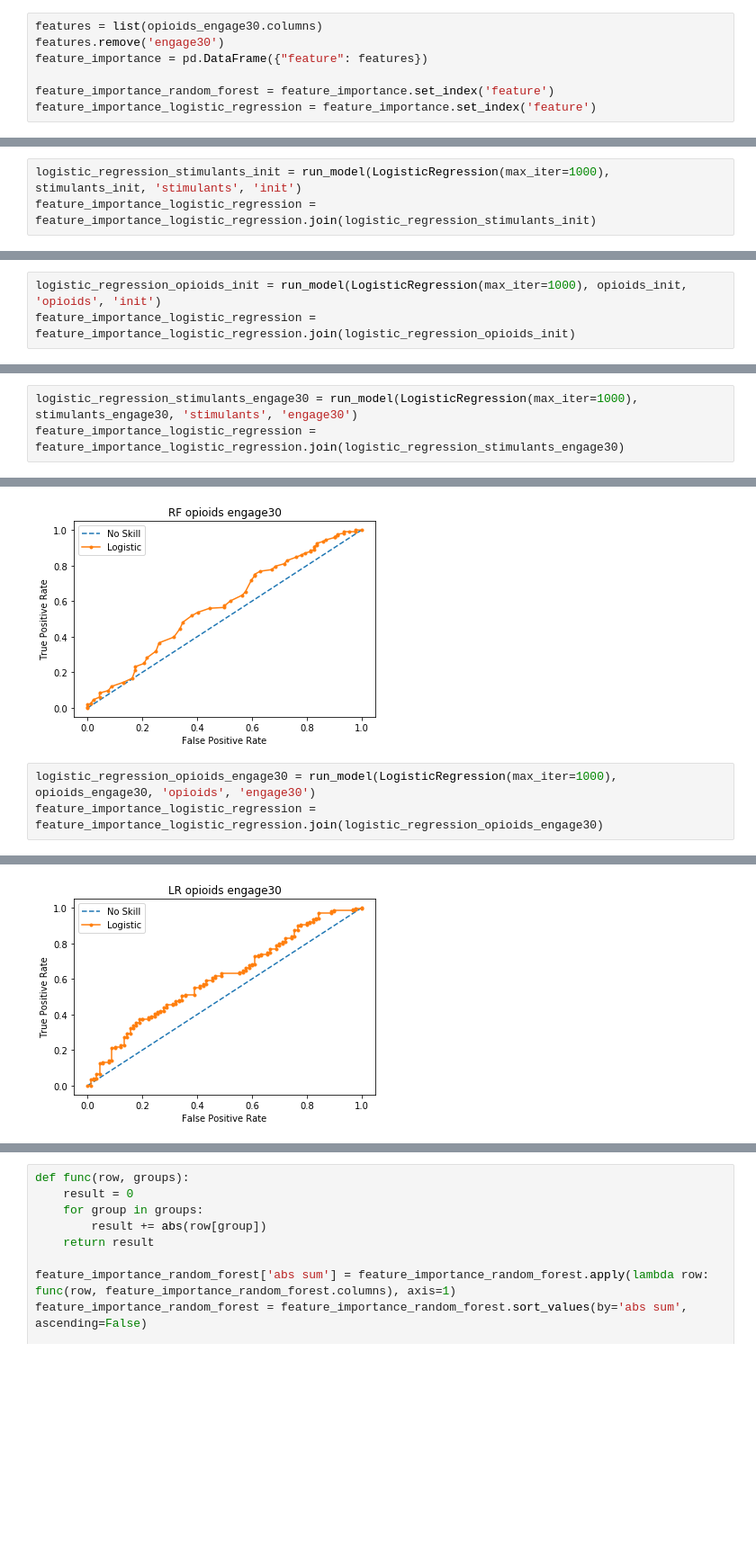
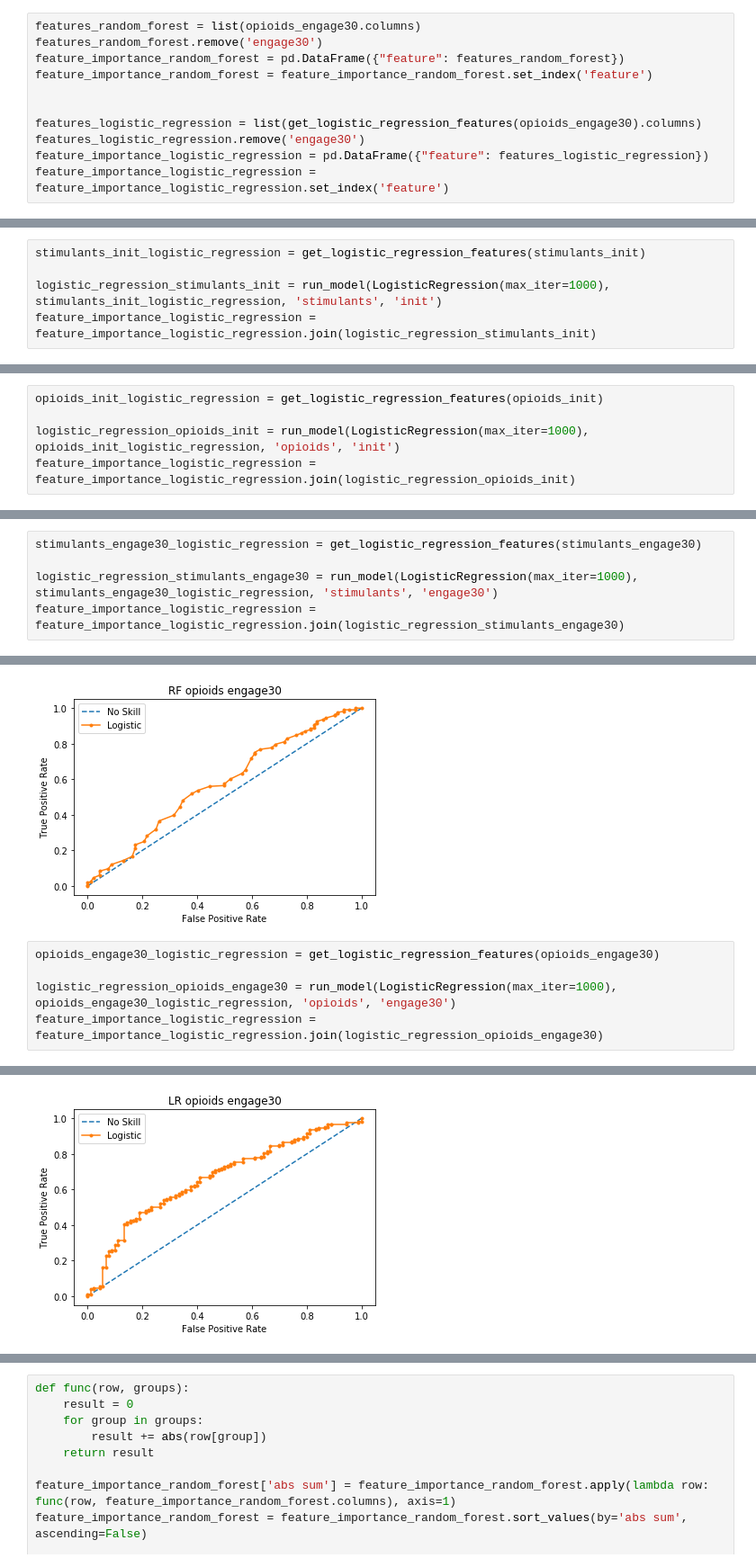
Before and after one commit to prathikr/Jordan-Prep, a Jupyter notebook: Jordan-Prep/mvp.ipynb, the cells around one changed output, grey strips where cells are left out. Shown at 90% size. Saved outputs shown, nothing was run; the diff lists cells and outputs as text; blank space fills up the shorter version.

```diff
--- a/Jordan-Prep/mvp.ipynb
+++ b/Jordan-Prep/mvp.ipynb
@@ -132,12 +152,16 @@ opioids_init = opioids.drop(columns=['engage30'])
 stimulants_engage30 = stimulants.drop(columns=['init'])
 stimulants_init = stimulants.drop(columns=['engage30'])
 # %%
-features = list(opioids_engage30.columns)
-features.remove('engage30')
-feature_importance = pd.DataFrame({"feature": features})
+features_random_forest = list(opioids_engage30.columns)
+features_random_forest.remove('engage30')
+feature_importance_random_forest = pd.DataFrame({"feature": features_random_forest})
+feature_importance_random_forest = feature_importance_random_forest.set_index('feature')
 
-feature_importance_random_forest = feature_importance.set_index('feature')
-feature_importance_logistic_regression = feature_importance.set_index('feature')
+
+features_logistic_regression = list(get_logistic_regression_features(opioids_engage30).columns)
+features_logistic_regression.remove('engage30')
+feature_importance_logistic_regression = pd.DataFrame({"feature": features_logistic_regression})
+feature_importance_logistic_regression = feature_importance_logistic_regression.set_index('feature')
 # %%
 random_forest_stimulants_init = run_model(RandomForestClassifier(), stimulants_init, 'stimulants', 'init')
 feature_importance_random_forest = feature_importance_random_forest.join(random_forest_stimulants_init)
@@ -150,6 +174,8 @@ Recall: 0.9947839046199702
 AUC: 0.698
 [figure]
 # %%
-logistic_regression_stimulants_init = run_model(LogisticRegression(max_iter=1000), stimulants_init, 'stimulants', 'init')
+stimulants_init_logistic_regression = get_logistic_regression_features(stimulants_init)
+
+logistic_regression_stimulants_init = run_model(LogisticRegression(max_iter=1000), stimulants_init_logistic_regression, 'stimulants', 'init')
 feature_importance_logistic_regression = feature_importance_logistic_regression.join(logistic_regression_stimulants_init)
 # %% [output]
@@ -172,6 +198,8 @@ Recall: 1.0
 AUC: 0.610
 [figure]
 # %%
-logistic_regression_opioids_init = run_model(LogisticRegression(max_iter=1000), opioids_init, 'opioids', 'init')
+opioids_init_logistic_regression = get_logistic_regression_features(opioids_init)
+
+logistic_regression_opioids_init = run_model(LogisticRegression(max_iter=1000), opioids_init_logistic_regression, 'opioids', 'init')
 feature_importance_logistic_regression = feature_importance_logistic_regression.join(logistic_regression_opioids_init)
 # %% [output]
@@ -194,6 +222,8 @@ Recall: 0.8625393494228751
 AUC: 0.621
 [figure]
 # %%
-logistic_regression_stimulants_engage30 = run_model(LogisticRegression(max_iter=1000), stimulants_engage30, 'stimulants', 'engage30')
+stimulants_engage30_logistic_regression = get_logistic_regression_features(stimulants_engage30)
+
+logistic_regression_stimulants_engage30 = run_model(LogisticRegression(max_iter=1000), stimulants_engage30_logistic_regression, 'stimulants', 'engage30')
 feature_importance_logistic_regression = feature_importance_logistic_regression.join(logistic_regression_stimulants_engage30)
 # %% [output]
@@ -216,6 +246,8 @@ Recall: 0.9074074074074074
 AUC: 0.575
 [figure]
 # %%
-logistic_regression_opioids_engage30 = run_model(LogisticRegression(max_iter=1000), opioids_engage30, 'opioids', 'engage30')
+opioids_engage30_logistic_regression = get_logistic_regression_features(opioids_engage30)
+
+logistic_regression_opioids_engage30 = run_model(LogisticRegression(max_iter=1000), opioids_engage30_logistic_regression, 'opioids', 'engage30')
 feature_importance_logistic_regression = feature_importance_logistic_regression.join(logistic_regression_opioids_engage30)
 # %% [output]
@@ -228 +260 @@ AUC: 0.607
-[figure, old version]
+[figure, new version]
```
Also changed, not shown: parts of 18 cells of this notebook, 1 other file.
